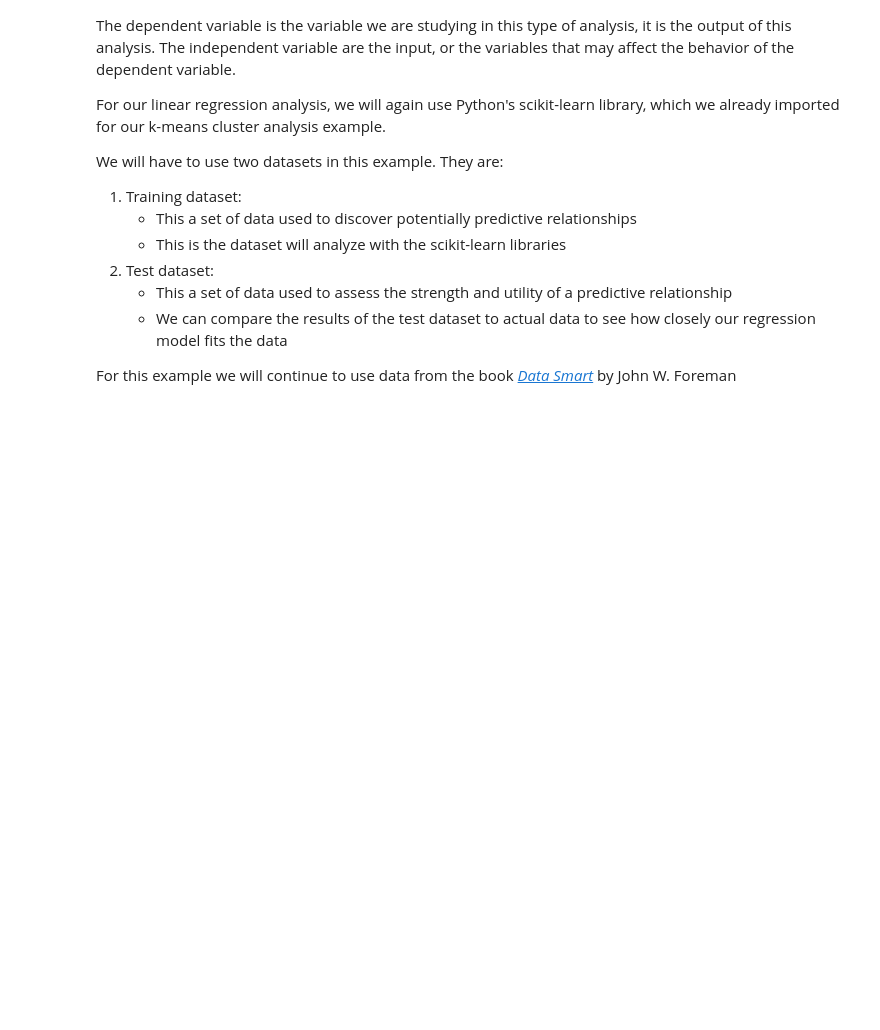
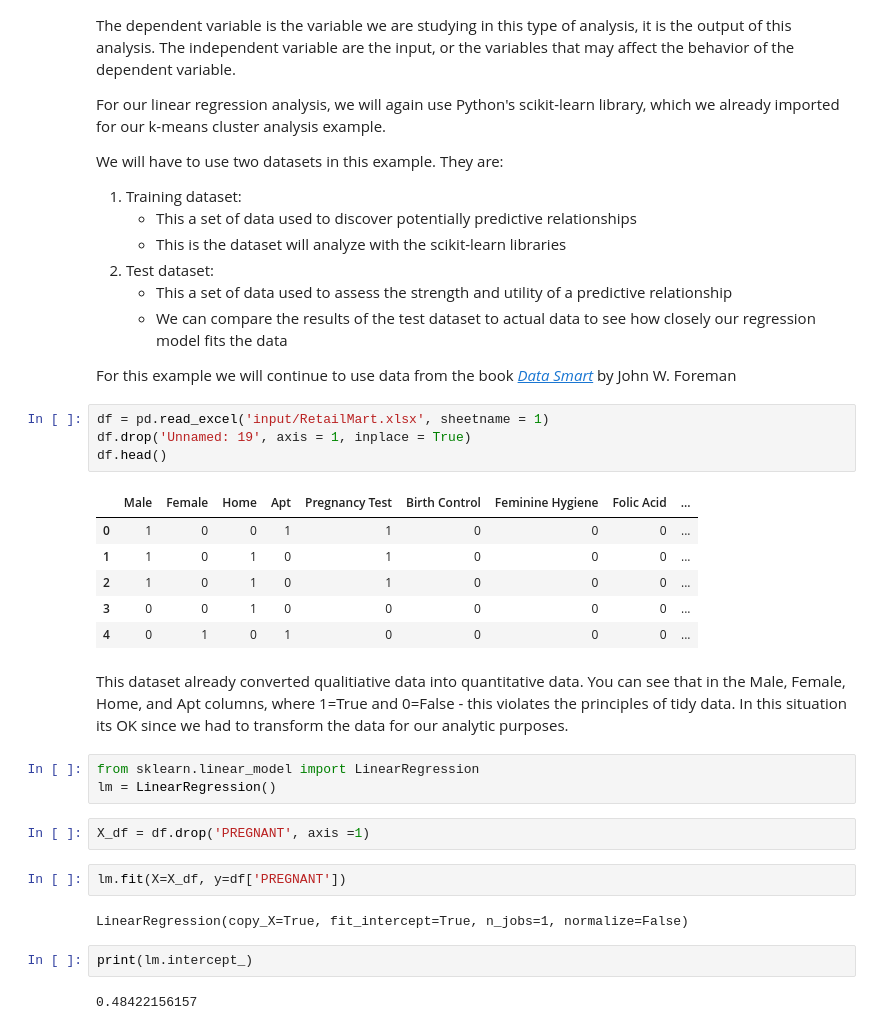
Before and after one commit to davidkrauza/business-analytics, a Jupyter notebook: unit-06/python/Unit-06-python-unit-04.ipynb, the cells around one changed output. Drawn from its saved outputs; the diff is of its cells as text; blank space fills up the shorter version.

Commit message:
Added linear regression example

```diff
--- a/unit-06/python/Unit-06-python-unit-04.ipynb
+++ b/unit-06/python/Unit-06-python-unit-04.ipynb
@@ -252,3 +252,29 @@ We will have to use two datasets in this example. They are:
    * We can compare the results of the test dataset to actual data to see how closely our regression model fits the data
 
 For this example we will continue to use data from the book *[Data Smart](http://www.wiley.com/WileyCDA/WileyTitle/productCd-111866146X.html)* by John W. Foreman
+# %%
+df = pd.read_excel('input/RetailMart.xlsx', sheetname = 1)
+df.drop('Unnamed: 19', axis = 1, inplace = True)
+df.head()
+# %% [output]
+|  | Male | Female | Home | Apt | Pregnancy Test | Birth Control | Feminine Hygiene | Folic Acid | ... |
+| 0 | 1 | 0 | 0 | 1 | 1 | 0 | 0 | 0 | ... |
+| 1 | 1 | 0 | 1 | 0 | 1 | 0 | 0 | 0 | ... |
+| 2 | 1 | 0 | 1 | 0 | 1 | 0 | 0 | 0 | ... |
+| 3 | 0 | 0 | 1 | 0 | 0 | 0 | 0 | 0 | ... |
+| 4 | 0 | 1 | 0 | 1 | 0 | 0 | 0 | 0 | ... |
+# %% [markdown]
+This dataset already converted qualitiative data into quantitative data. You can see that in the Male, Female, Home, and Apt columns, where 1=True and 0=False - this violates the principles of tidy data. In this situation its OK since we had to transform the data for our analytic purposes.
+# %%
+from sklearn.linear_model import LinearRegression
+lm = LinearRegression()
+# %%
+X_df = df.drop('PREGNANT', axis =1)
+# %%
+lm.fit(X=X_df, y=df['PREGNANT'])
+# %% [output]
+LinearRegression(copy_X=True, fit_intercept=True, n_jobs=1, normalize=False)
+# %%
+print(lm.intercept_)
+# %% [output]
+0.48422156157
```
Also changed, not shown: parts of 1 cell of this notebook.
